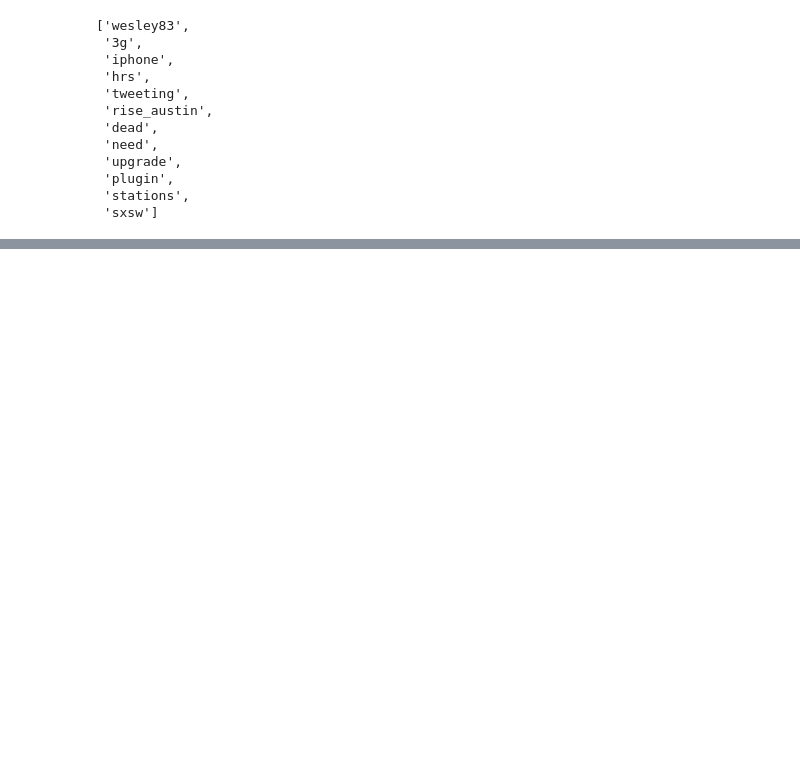
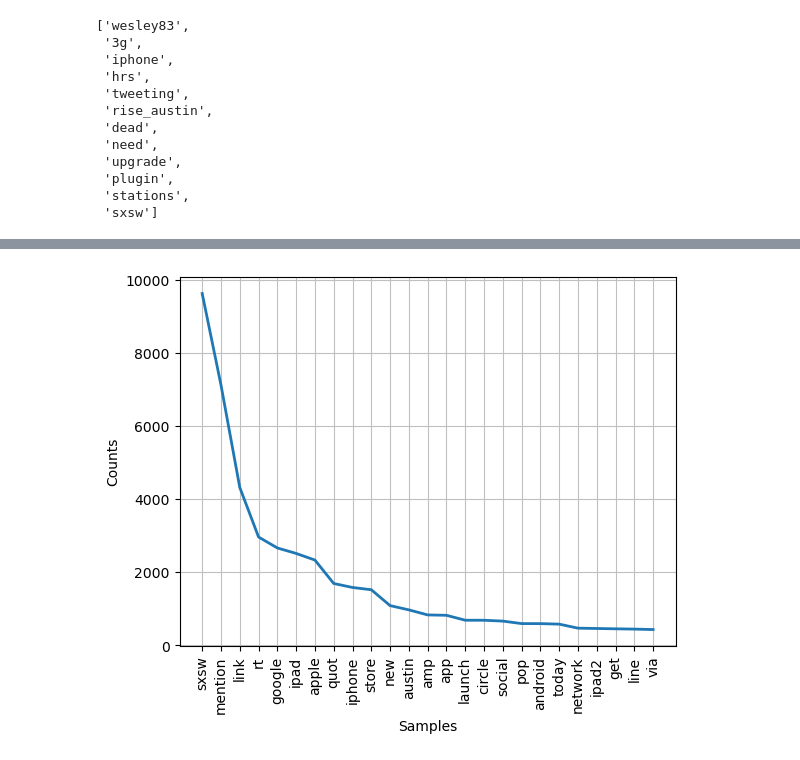
Before and after one commit to Djohnson1313/classifying_tweets, a Jupyter notebook: notebook.ipynb, the cells around one changed output, grey strips where cells are left out. Saved outputs shown, nothing was run; the diff lists cells and outputs as text; code cells hidden in the pictures; blank space fills up the shorter version.

```diff
--- a/notebook.ipynb
+++ b/notebook.ipynb
@@ -401,0 +404,2 @@ fdist.plot(25)
+# %%
+lem = WordNetLemmatizer()
@@ -401,0 +410,5 @@ fdist.plot(25)
+# %%
+def lem_col(col):
+    return [lem.lemmatize(w) for w in col]
+# %%
+df['text_lemmatized'] = df['stopwords_removed'].apply(lem_col)
@@ -401,0 +454,6 @@ fdist.plot(25)
+# %%
+fdist = FreqDist(df['text_lemmatized'].explode())
+fdist.plot(25)
+plt.show();
+# %% [output]
+[figure, added]
```
Also changed, not shown: parts of 14 cells of this notebook.
